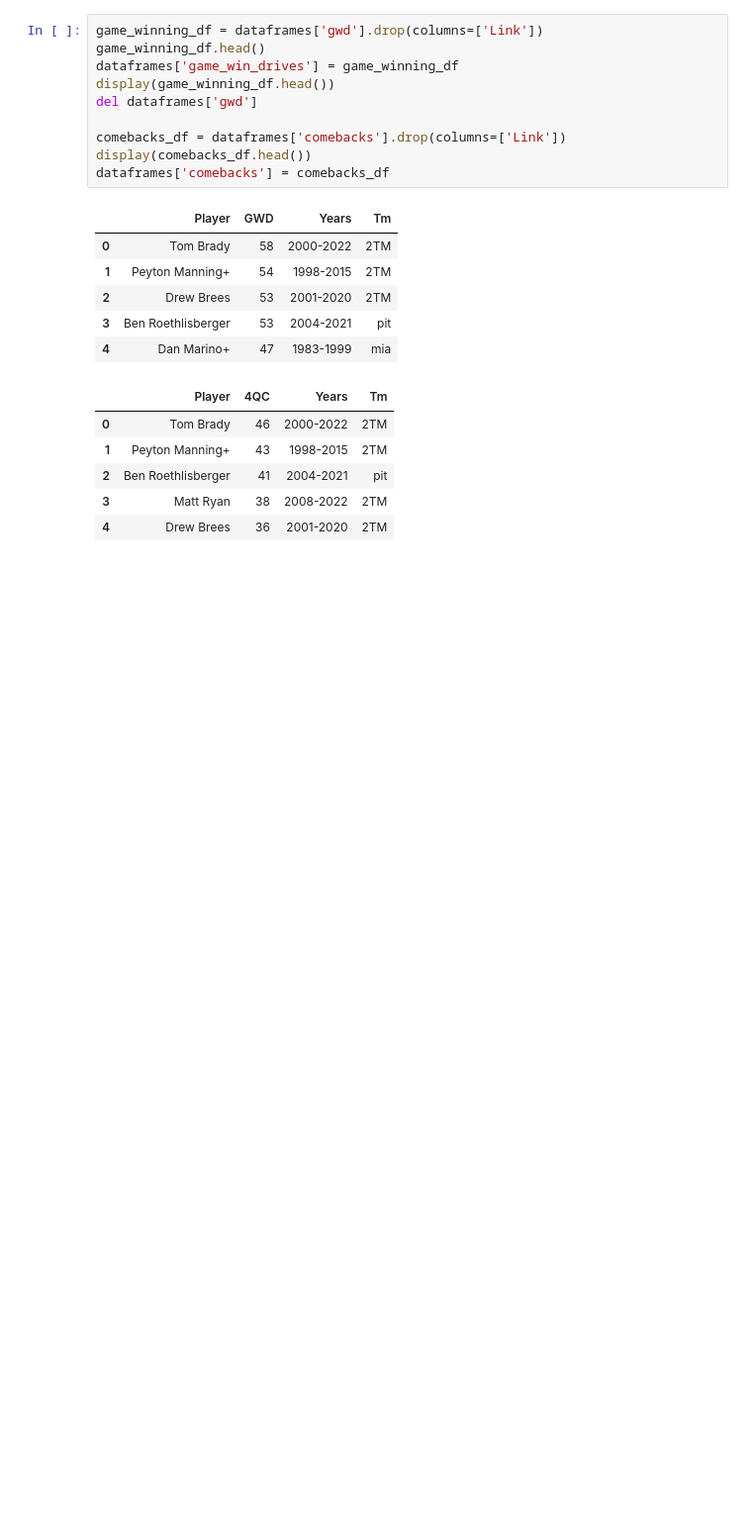
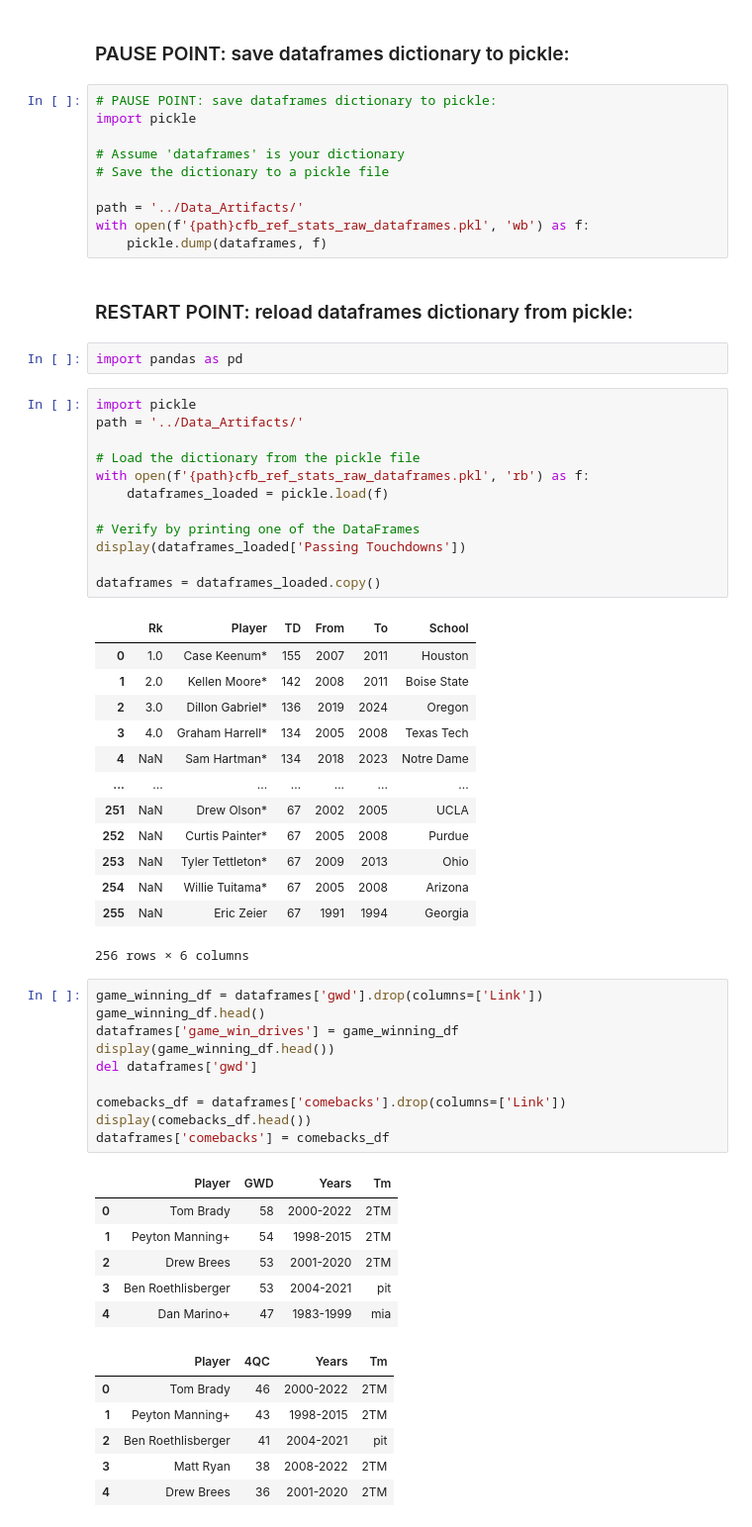
Before and after one commit to willablackmon/nfl_quarterback_draft, a Jupyter notebook: data_sourcing/cfb_ref_stats.ipynb, the cells around one changed output. Shown at 99% size. Drawn from its saved outputs; the diff is of its cells as text; blank space fills up the shorter version.

```diff
--- a/data_sourcing/sp_ref_cfb_stats.ipynb
+++ b/data_sourcing/cfb_ref_stats.ipynb
@@ -269,3 +306,45 @@ Columns: ['Player', '4QC', 'Years', 'Tm', 'Link']
+# %% [markdown]
+### PAUSE POINT: save dataframes dictionary to pickle:
+# %%
+# PAUSE POINT: save dataframes dictionary to pickle:
+import pickle
+
+# Assume 'dataframes' is your dictionary
+# Save the dictionary to a pickle file
+
+path = '../Data_Artifacts/'
+with open(f'{path}cfb_ref_stats_raw_dataframes.pkl', 'wb') as f:
+    pickle.dump(dataframes, f)
+# %% [markdown]
+### RESTART POINT: reload dataframes dictionary from pickle:
+# %%
+import pandas as pd
+# %%
+import pickle
+path = '../Data_Artifacts/'
+
+# Load the dictionary from the pickle file
+with open(f'{path}cfb_ref_stats_raw_dataframes.pkl', 'rb') as f:
+    dataframes_loaded = pickle.load(f)
+
+# Verify by printing one of the DataFrames
+display(dataframes_loaded['Passing Touchdowns'])
+
+dataframes = dataframes_loaded.copy()
+# %% [output]
+|  | Rk | Player | TD | From | To | School |
+| 0 | 1.0 | Case Keenum* | 155 | 2007 | 2011 | Houston |
+| 1 | 2.0 | Kellen Moore* | 142 | 2008 | 2011 | Boise State |
+| 2 | 3.0 | Dillon Gabriel* | 136 | 2019 | 2024 | Oregon |
+| 3 | 4.0 | Graham Harrell* | 134 | 2005 | 2008 | Texas Tech |
+| 4 | NaN | Sam Hartman* | 134 | 2018 | 2023 | Notre Dame |
+| ... | ... | ... | ... | ... | ... | ... |
+| 251 | NaN | Drew Olson* | 67 | 2002 | 2005 | UCLA |
+| 252 | NaN | Curtis Painter* | 67 | 2005 | 2008 | Purdue |
+| 253 | NaN | Tyler Tettleton* | 67 | 2009 | 2013 | Ohio |
+| 254 | NaN | Willie Tuitama* | 67 | 2005 | 2008 | Arizona |
+| 255 | NaN | Eric Zeier | 67 | 1991 | 1994 | Georgia |
+256 rows × 6 columns
 # %%
 game_winning_df = dataframes['gwd'].drop(columns=['Link'])
 game_winning_df.head()
```
Also changed, not shown: parts of 7 cells of this notebook, 2 other files.
